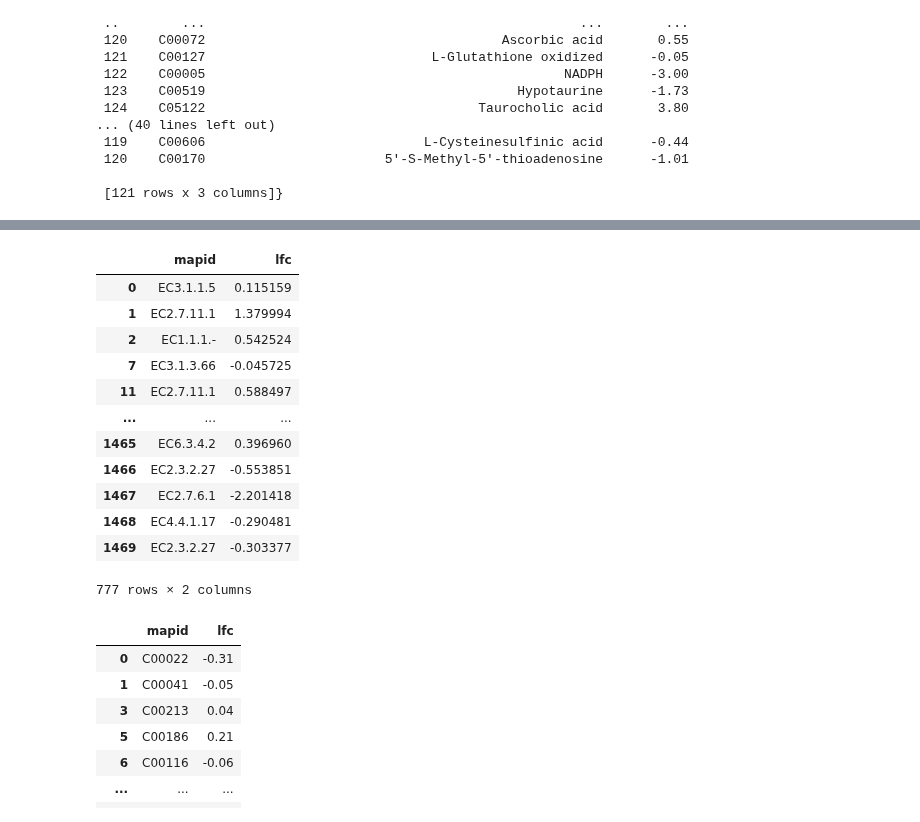
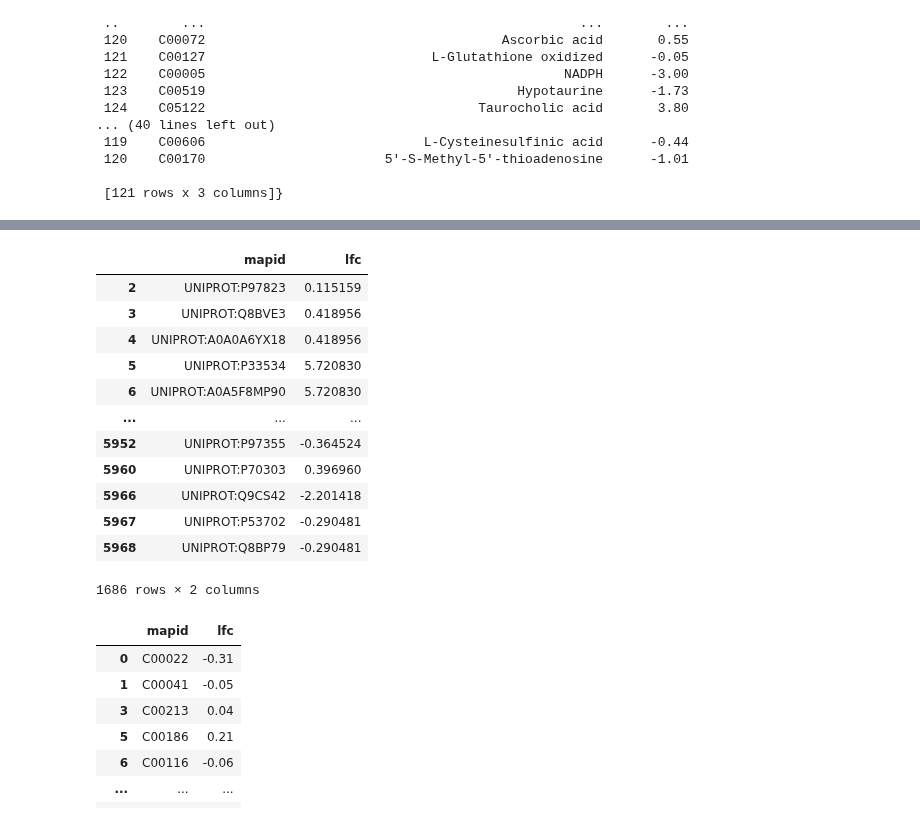
Before and after one commit to menchelab/novarinocollab, a Jupyter notebook: notebooks/metabo_analysis.ipynb, the cells around one changed output, grey strips where cells are left out. Cells and saved outputs as stored; diff of their text form; code cells hidden in the pictures.

Commit message:
combine HILIC and RP, add proteomics, change iPATHids to UNIPROT

```diff
--- a/notebooks/metabo_analysis.ipynb
+++ b/notebooks/metabo_analysis.ipynb
@@ -907,0 +1161,11 @@ lfc
+# %%
+wt = proteomics.loc[:, proteomics.columns[proteomics.columns.str.startswith('WT')].to_list()].mean(axis = 1)
+ko = proteomics.loc[:, proteomics.columns[proteomics.columns.str.startswith('KO')].to_list()].mean(axis = 1)
+lfc_prot = pd.DataFrame(
+    {
+        'UniprotKB': proteomics['Protein IDs'],
+        'genesymbol': proteomics['Genes'],
+        'lfc_prot': np.log2(ko/wt)
+    }
+)
+lfc_prot
@@ -908,3 +1186,9 @@ lfc
+# %%
+lfc = lfc.merge(
+    lfc_prot.loc[:, ['UniprotKB', 'lfc_prot']],
+    how = 'left',
+    on = 'UniprotKB'
+)
 # %%
 selections
 # %% [output]
@@ -948,0 +1221,6 @@ len(ec_numbers)
+# %%
+geneids = get_pathway_genes(
+    {k: selected_pathways[k] for k in [s for s in selection_union if s.startswith('mmu')]}
+)
+
+geneids
@@ -949,26 +1241,36 @@ len(ec_numbers)
 # %%
-enzymes = lfc.loc[lfc.ec_number.isin(ec_numbers), ['ec_number', 'lfc']]
-enzymes.rename(
-    columns = {'ec_number': 'mapid'},
+# enzymes = lfc.loc[lfc.ec_number.isin(ec_numbers), ['ec_number', 'lfc']]
+# enzymes.rename(
+#     columns = {'ec_number': 'mapid'},
+#     inplace = True
+# )
+# # prepend prefix required by iPATH
+# enzymes.loc[:, 'mapid'] = enzymes.mapid.apply(
+#     lambda x: 'EC' + x
+# )
+# enzymes
+genes = lfc.loc[lfc.ncbi_id.isin(geneids.ncbi_id), ['UniprotKB', 'lfc_rna']].drop_duplicates()
+genes.rename(
+    columns = {'UniprotKB': 'mapid', 'lfc_rna': 'lfc'},
     inplace = True
 )
 # prepend prefix required by iPATH
-enzymes.loc[:, 'mapid'] = enzymes.mapid.apply(
-    lambda x: 'EC' + x
+genes.loc[:, 'mapid'] = genes.mapid.apply(
+    lambda x: 'UNIPROT:' + x
 )
-enzymes
+genes
 # %% [output]
 |  | mapid | lfc |
-| 0 | EC3.1.1.5 | 0.115159 |
-| 1 | EC2.7.11.1 | 1.379994 |
-| 2 | EC1.1.1.- | 0.542524 |
-| 7 | EC3.1.3.66 | -0.045725 |
-| 11 | EC2.7.11.1 | 0.588497 |
+| 2 | UNIPROT:P97823 | 0.115159 |
+| 3 | UNIPROT:Q8BVE3 | 0.418956 |
+| 4 | UNIPROT:A0A0A6YX18 | 0.418956 |
+| 5 | UNIPROT:P33534 | 5.720830 |
+| 6 | UNIPROT:A0A5F8MP90 | 5.720830 |
 | ... | ... | ... |
-| 1465 | EC6.3.4.2 | 0.396960 |
-| 1466 | EC2.3.2.27 | -0.553851 |
-| 1467 | EC2.7.6.1 | -2.201418 |
-| 1468 | EC4.4.1.17 | -0.290481 |
-| 1469 | EC2.3.2.27 | -0.303377 |
+| 5952 | UNIPROT:P97355 | -0.364524 |
+| 5960 | UNIPROT:P70303 | 0.396960 |
+| 5966 | UNIPROT:Q9CS42 | -2.201418 |
+| 5967 | UNIPROT:P53702 | -0.290481 |
+| 5968 | UNIPROT:Q8BP79 | -0.290481 |
-777 rows × 2 columns
+1686 rows × 2 columns
 # %%
```
Also changed, not shown: parts of 21 cells of this notebook, 1 other file.
